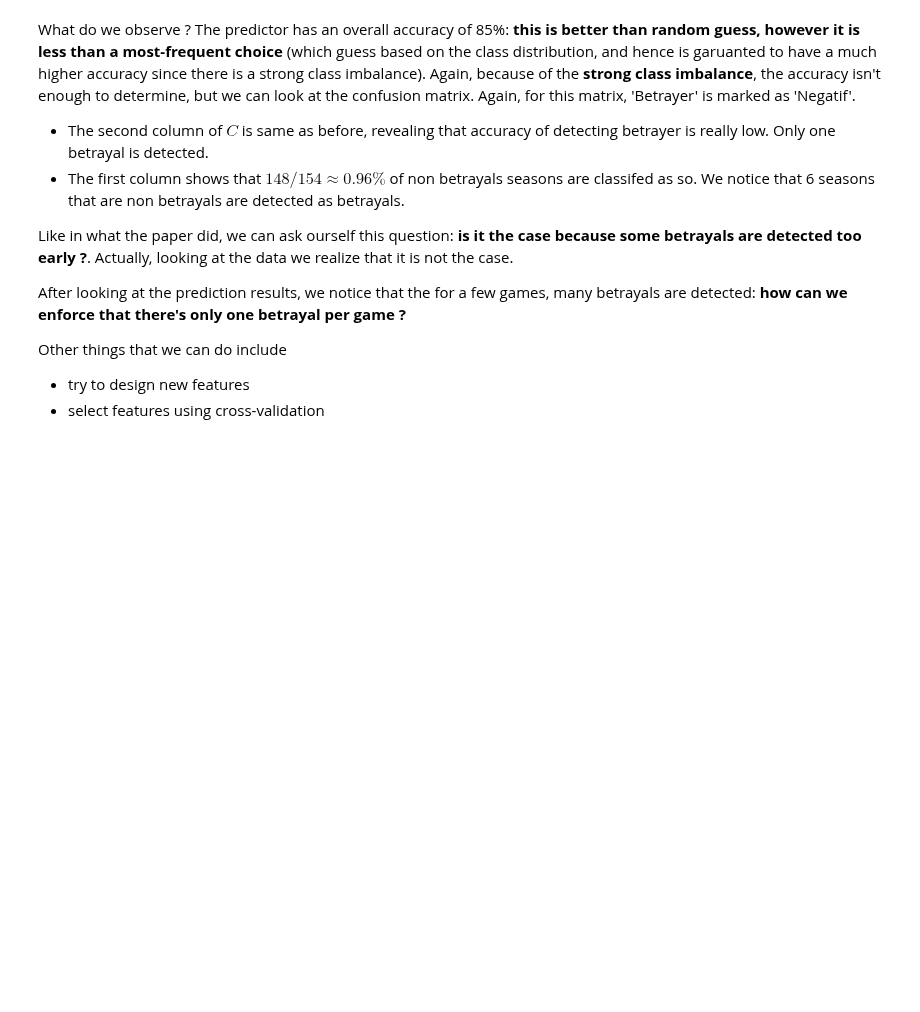
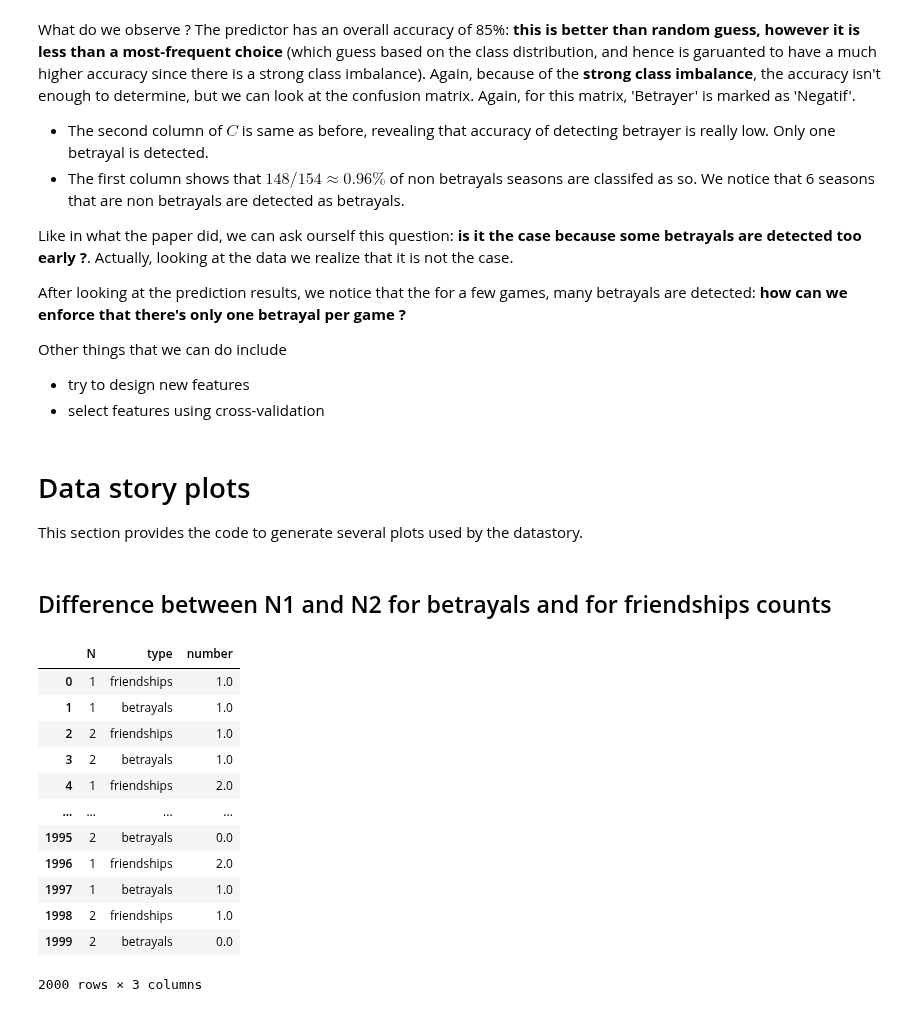
Before and after one commit to epfl-ada/ada-2020-project-milestone-p3-p3_chic, a Jupyter notebook: p4.ipynb, the cells around one changed output. Saved outputs shown, nothing was run; the diff lists cells and outputs as text; code cells hidden in the pictures; blank space fills up the shorter version.

```diff
--- a/p4.ipynb
+++ b/p4.ipynb
@@ -1237,3 +1237,9 @@ After looking at the prediction results, we notice that the for a few games, man
 Other things that we can do include
 - try to design new features
 - select features using cross-validation
+# %% [markdown]
+# Data story plots
+
+This section provides the code to generate several plots used by the datastory.
+# %% [markdown]
+## Difference between N1 and N2 for betrayals and for friendships counts
@@ -1239,0 +1252,33 @@ Other things that we can do include
+# %%
+def get_number_betrayals_friendships(friendship):
+    cols = [col for col in range(21) if np.count_nonzero(friendship[:, col] != 0)]
+    n_friendships = len(cols)
+    n_betrayals = np.count_nonzero([type(e) == str for col in friendship for e in col])
+    return n_friendships, n_betrayals
+
+N = 500
+frame = pd.DataFrame(data = np.zeros(shape = (4*N, 3)), columns = ["N", "type", "number",])
+
+for i in range(N):
+    n_friendships_n1, n_betrayals_n1 = get_number_betrayals_friendships(all_friendships_N1[i])
+    n_friendships_n2, n_betrayals_n2 = get_number_betrayals_friendships(all_friendships_N2[i])
+    frame.loc[4*i, :] = ["1", "friendships", n_friendships_n1]
+    frame.loc[4*i+1, :] = ["1", "betrayals", n_betrayals_n1]
+    frame.loc[4*i+2, :] = ["2", "friendships", n_friendships_n2]
+    frame.loc[4*i+3, :] = ["2",  "betrayals", n_betrayals_n2]
+
+frame
+# %% [output]
+|  | N | type | number |
+| 0 | 1 | friendships | 1.0 |
+| 1 | 1 | betrayals | 1.0 |
+| 2 | 2 | friendships | 1.0 |
+| 3 | 2 | betrayals | 1.0 |
+| 4 | 1 | friendships | 2.0 |
+| ... | ... | ... | ... |
+| 1995 | 2 | betrayals | 0.0 |
+| 1996 | 1 | friendships | 2.0 |
+| 1997 | 1 | betrayals | 1.0 |
+| 1998 | 2 | friendships | 1.0 |
+| 1999 | 2 | betrayals | 0.0 |
+2000 rows × 3 columns
```
Also changed, not shown: parts of 9 cells of this notebook.
